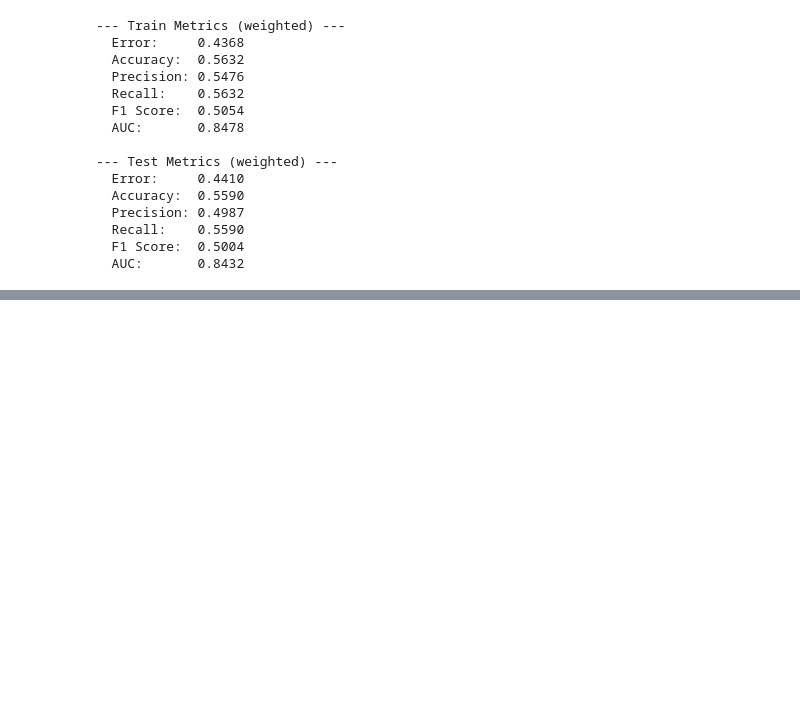
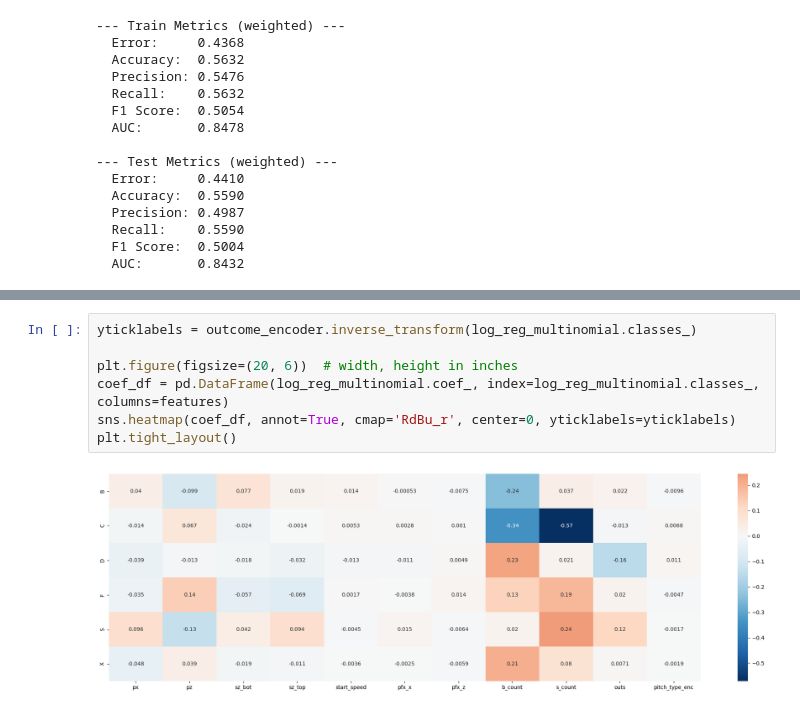
Before and after one commit to BeWelsh/mlb-pitch-outcome-predictor, a Jupyter notebook: main.ipynb, the cells around one changed output, grey strips where cells are left out. Drawn from its saved outputs; the diff is of its cells as text; blank space fills up the shorter version.

```diff
--- a/main.ipynb
+++ b/main.ipynb
@@ -474,0 +580,9 @@ report_metrics(y_test,  y_test_pred_lda,  y_test_prob_lda,  label="Test (LDA)")
+# %%
+yticklabels = outcome_encoder.inverse_transform(log_reg_multinomial.classes_)
+
+plt.figure(figsize=(20, 6))  # width, height in inches
+coef_df = pd.DataFrame(log_reg_multinomial.coef_, index=log_reg_multinomial.classes_, columns=features)
+sns.heatmap(coef_df, annot=True, cmap='RdBu_r', center=0, yticklabels=yticklabels)
+plt.tight_layout()
+# %% [output]
+[figure, added]
```
Also changed, not shown: parts of 4 cells of this notebook.
